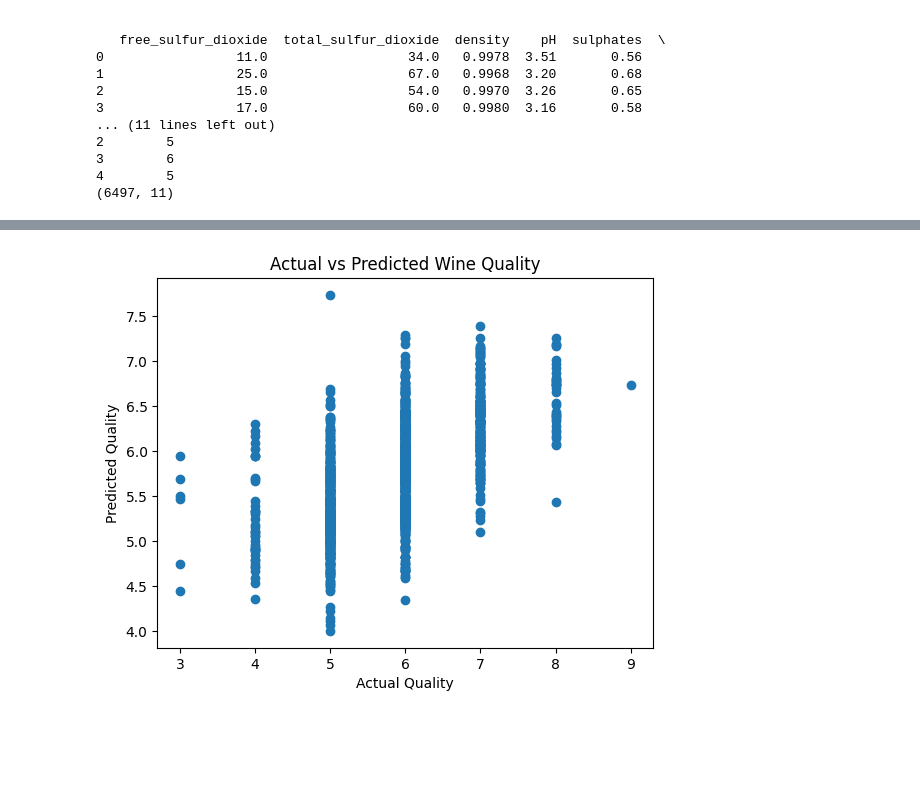
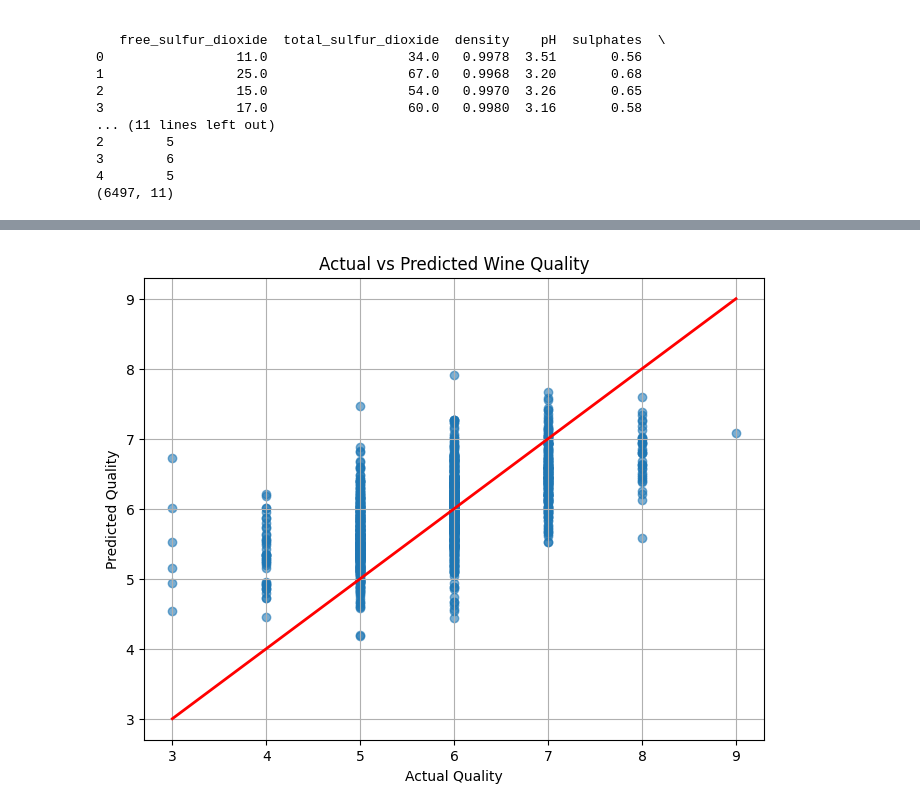
Before and after one commit to asternoeld/practical-ml-25-26, a Jupyter notebook: assignment1/wine_quality_regression.ipynb, the cells around one changed output, grey strips where cells are left out. Saved outputs shown, nothing was run; the diff lists cells and outputs as text; code cells hidden in the pictures; blank space fills up the shorter version.

```diff
--- a/assignment1/wine_quality_regression.ipynb
+++ b/assignment1/wine_quality_regression.ipynb
@@ -57,9 +59,14 @@ print(X.shape)
 3        6
 4        5
 (6497, 11)
+# %%
+X = X.values
+y = y.values
 # %%
 X_train, X_test, y_train, y_test = train_test_split(
-    X, y, test_size=0.2, random_state=42
+    X, y,
+    test_size=0.2,
+    random_state=42
 )
 # %%
 scaler = StandardScaler()
@@ -81,10 +92,12 @@ loader = DataLoader(dataset, batch_size=batch_size, shuffle=True)
 # %%
-# MODEL
-
 model = nn.Sequential(
     nn.Linear(11, 64),
     nn.ReLU(),
-    nn.Linear(64, 1)
+
+    nn.Linear(64, 32),
+    nn.ReLU(),
+
+    nn.Linear(32, 1)
 )
 # %%
 loss_fn = nn.MSELoss()
@@ -136,5 +162,6 @@ plt.show()
 # %%
-# PREDICT
+with torch.no_grad():
+    y_pred = model(X_test)
 
-with torch.no_grad():
-    y_pred = model(X_test).numpy()
+y_pred = y_pred.numpy()
+y_true = y_test.numpy()
@@ -141,8 +178,21 @@ with torch.no_grad():
 # %%
-plt.scatter(y_test.numpy(), y_pred)
+plt.figure(figsize=(8,6))
+
+plt.scatter(
+    y_true,
+    y_pred,
+    alpha=0.6
+)
+
+plt.plot([3,9],[3,9], color='red', linewidth=2)
+
 plt.xlabel("Actual Quality")
 plt.ylabel("Predicted Quality")
+
 plt.title("Actual vs Predicted Wine Quality")
+
+plt.grid()
+
 plt.show()
 # %% [output]
-[figure, old version]
+[figure, new version]
```
Also changed, not shown: parts of 10 cells of this notebook.
